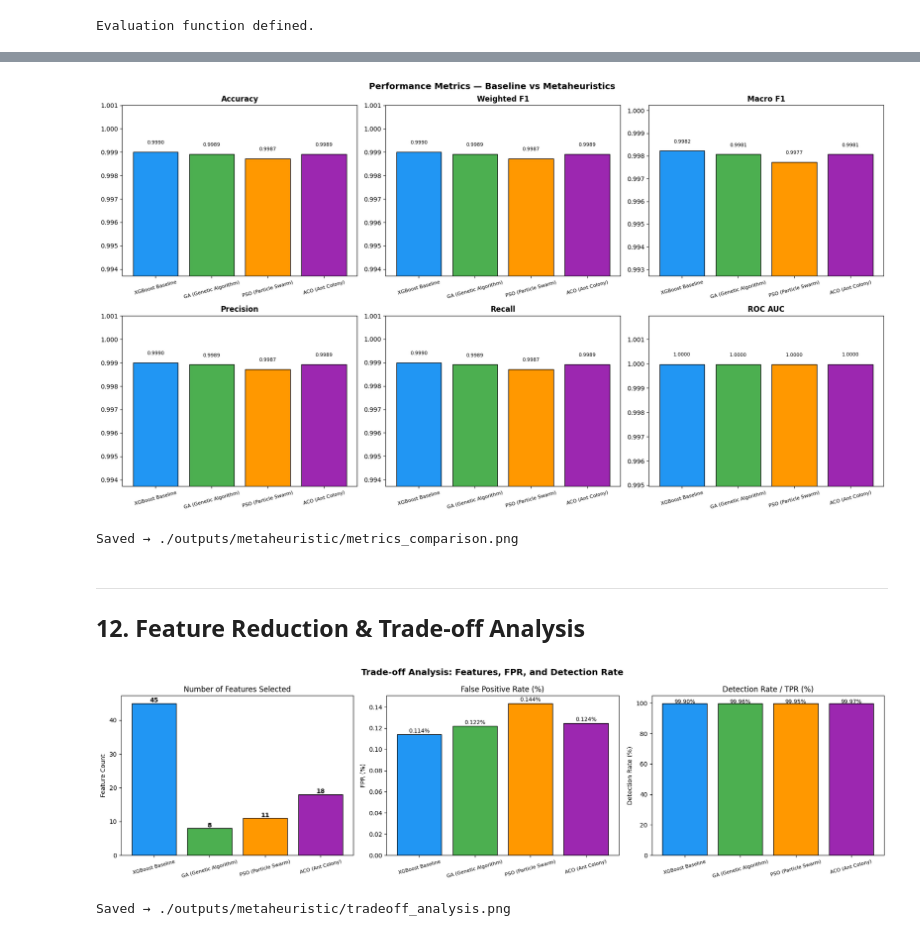
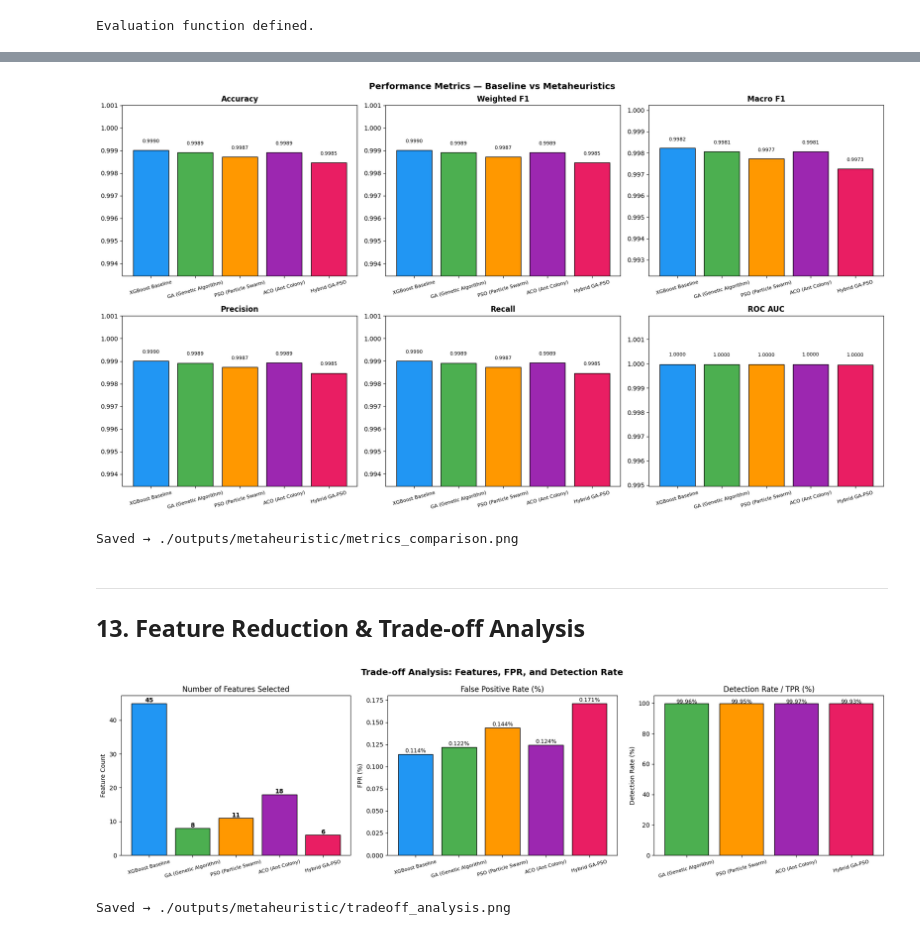
Before and after one commit to shoebill23/IDS_MetaHeurisitc_Optimization, a Jupyter notebook: metaheuristic_optimization.ipynb, the cells around one changed output, grey strips where cells are left out. Cells and saved outputs as stored; diff of their text form; code cells hidden in the pictures.

```diff
--- a/metaheuristic_optimization.ipynb
+++ b/metaheuristic_optimization.ipynb
@@ -757,16 +962,17 @@ print("Evaluation function defined.")
 # %% [output]
 Evaluation function defined.
 # %%
-# ── Evaluate all three metaheuristics on the full test set ─────────────────
+# ── Evaluate all four metaheuristics on the full test set ─────────────────
 
 results = []
 conf_matrices = {}
 selected_features_dict = {}
 
 for name, sol, opt_t in [
-    ('GA (Genetic Algorithm)',  ga_best_sol,  ga_time),
-    ('PSO (Particle Swarm)',    pso_best_sol, pso_time),
-    ('ACO (Ant Colony)',        aco_best_sol, aco_time)
+    ('GA (Genetic Algorithm)',  ga_best_sol,      ga_time),
+    ('PSO (Particle Swarm)',    pso_best_sol,     pso_time),
+    ('ACO (Ant Colony)',        aco_best_sol,     aco_time),
+    ('Hybrid GA-PSO',          hybrid_best_sol,  hybrid_time)
 ]:
     metrics, cm, sel_feats = evaluate_on_test_set(
         name, sol, opt_t,
@@ -780,9 +986,8 @@ for name, sol, opt_t in [
 # ── Add baseline from saved CSV ───────────────────────────────────────────────
 baseline_df = pd.read_csv('./outputs/baseline/baseline_metrics.csv')
 baseline_row = baseline_df.iloc[0].to_dict()
-baseline_row['Detection_Rate'] = baseline_row.get('Recall', 0)  # TPR ≈ weighted recall
-baseline_row['Opt_Time_s'] = 0.0  # no optimisation for baseline
-baseline_row['Retrain_Time_s'] = baseline_row.get('Training_Time_s', 0)
+baseline_row['Opt_Time_s'] = 0.0
+baseline_row['Retrain_Time_s'] = baseline_row.pop('Training_Time_s', 0)
 results.insert(0, baseline_row)
 
 print("\nAll evaluations complete.")
@@ -887,40 +1095,43 @@ Saved → ./outputs/metaheuristic/confusion_matrices.png
 # %%
 # ── Bar charts for key metrics ────────────────────────────────────────────────
 metrics_to_plot = ['Accuracy', 'Weighted_F1', 'Macro_F1', 'Precision', 'Recall', 'ROC_AUC']
 
 fig, axes = plt.subplots(2, 3, figsize=(18, 10))
 axes = axes.flatten()
 
-colors = ['#2196F3', '#4CAF50', '#FF9800', '#9C27B0']
+colors = ['#2196F3', '#4CAF50', '#FF9800', '#9C27B0', '#E91E63']
 model_names = comparison_df['Model'].tolist()
 
 for i, metric in enumerate(metrics_to_plot):
     if metric in comparison_df.columns:
         values = comparison_df[metric].values
         bars = axes[i].bar(model_names, values, color=colors[:len(model_names)], edgecolor='black')
         axes[i].set_title(metric.replace('_', ' '), fontsize=12, fontweight='bold')
         axes[i].set_ylim(min(values) - 0.005, max(values) + 0.002)
         axes[i].tick_params(axis='x', rotation=15, labelsize=8)
 
         # Add value labels on bars
         for bar, val in zip(bars, values):
             axes[i].text(bar.get_x() + bar.get_width()/2, bar.get_height() + 0.0003,
                          f'{val:.4f}', ha='center', va='bottom', fontsize=8)
 
-plt.suptitle('Performance Metrics — Baseline vs Metaheuristics', fontsize=14, fontweight='bold')
+plt.suptitle('Performance Metrics \u2014 Baseline vs Metaheuristics', fontsize=14, fontweight='bold')
 plt.tight_layout()
 plt.savefig(OUTPUT_DIR + 'metrics_comparison.png', dpi=150)
 plt.show()
-print(f"Saved → {OUTPUT_DIR}metrics_comparison.png")
+print(f"Saved \u2192 {OUTPUT_DIR}metrics_comparison.png")
 # %% [output]
-[figure, old version]
+[figure, new version]
 Saved → ./outputs/metaheuristic/metrics_comparison.png
 # %% [markdown]
 ---
-## 12. Feature Reduction & Trade-off Analysis
+## 13. Feature Reduction & Trade-off Analysis
 # %%
 # ── Features used vs Accuracy / FPR ───────────────────────────────────────────
 fig, axes = plt.subplots(1, 3, figsize=(18, 5))
+
+colors = ['#2196F3', '#4CAF50', '#FF9800', '#9C27B0', '#E91E63']
+model_names = comparison_df['Model'].tolist()
 
 # Plot 1: Features vs Accuracy
 axes[0].bar(comparison_df['Model'], comparison_df['Features_Used'],
@@ -955,8 +1166,8 @@ plt.suptitle('Trade-off Analysis: Features, FPR, and Detection Rate', fontsize=1
 plt.tight_layout()
 plt.savefig(OUTPUT_DIR + 'tradeoff_analysis.png', dpi=150)
 plt.show()
-print(f"Saved → {OUTPUT_DIR}tradeoff_analysis.png")
+print(f"Saved \u2192 {OUTPUT_DIR}tradeoff_analysis.png")
 # %% [output]
-[figure, old version]
+[figure, new version]
 Saved → ./outputs/metaheuristic/tradeoff_analysis.png
 # %%
```
Also changed, not shown: parts of 23 cells of this notebook.
